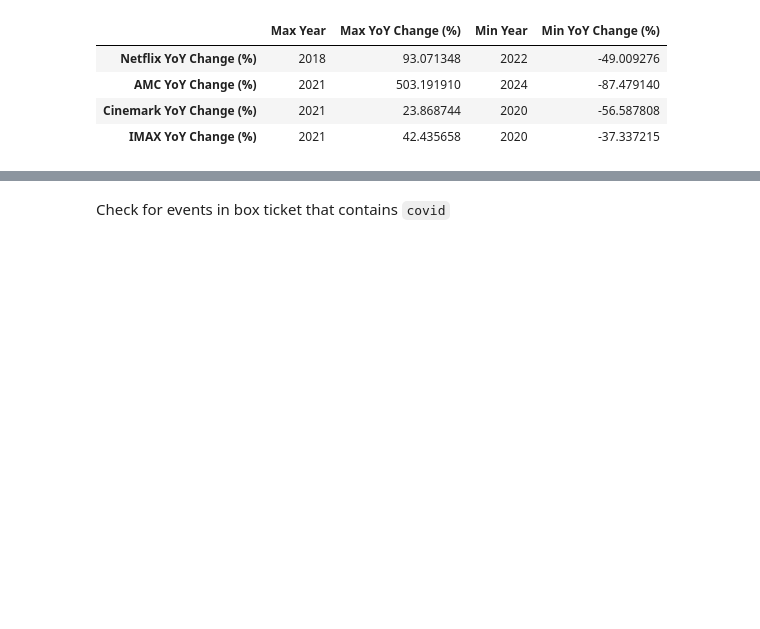
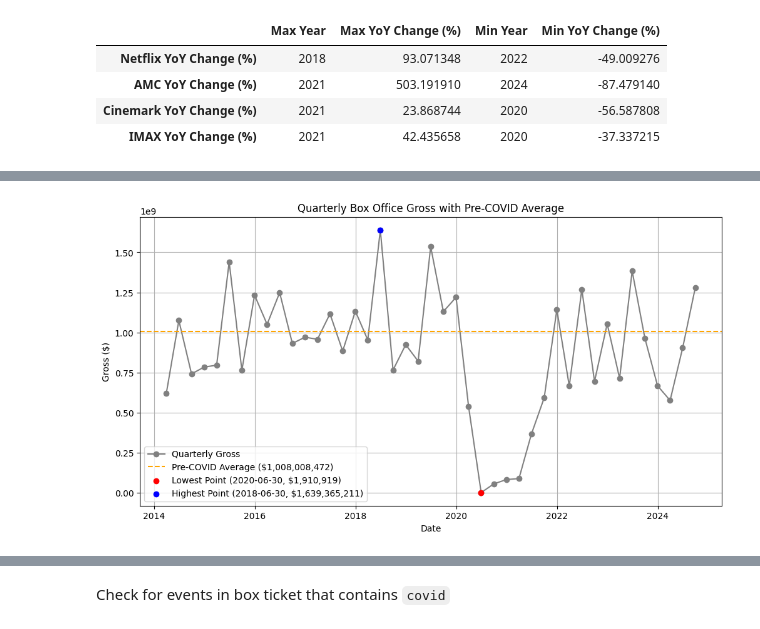
Before and after one commit to charJin/movie-theaters-analysis, a Jupyter notebook: notebooks/Analysis with questions.ipynb, the cells around one changed output, grey strips where cells are left out. Cells and saved outputs as stored; diff of their text form; code cells hidden in the pictures; blank space fills up the shorter version.

```diff
--- a/notebooks/Analysis with questions.ipynb
+++ b/notebooks/Analysis with questions.ipynb
@@ -170,0 +215,10 @@ movies_data.head(10)
+# %%
+quarterly_gross = movies_data.resample('QE', on='date')['gross_dollars'].sum()
+quarterly_gross = quarterly_gross.iloc[:-1] # The most recent data doesn't have a full quarter (ends in October)
+lowest_point = quarterly_gross.min()
+highest_point  = quarterly_gross.max()
+lowest_date = quarterly_gross.idxmin()
+highest_date = quarterly_gross.idxmax()
+
+print("Lowest quarterly gross: ", lowest_point, " on ", lowest_date)
+print("Highest quarterly gross: ", highest_point, " on ", highest_date)
@@ -170,0 +228,20 @@ movies_data.head(10)
+# %%
+pre_covid_quarterly_avg = pre_covid.resample('QE', on='date')['gross_dollars'].sum().mean()
+post_covid_quarterly_avg = post_covid.resample('QE', on='date')['gross_dollars'].sum().mean()
+
+plt.figure(figsize=(12, 6))
+plt.plot(quarterly_gross.index, quarterly_gross.values, marker='o', linestyle='-', color='gray', label='Quarterly Gross')
+plt.axhline(pre_covid_quarterly_avg, color='orange', linestyle='--', label=f'Pre-COVID Average (${pre_covid_quarterly_avg:,.0f})')
+
+# Mark the highest and lowest points
+plt.scatter([lowest_date], [lowest_point], color='red', label=f'Lowest Point ({lowest_date.date()}, ${lowest_point:,.0f})', zorder=5)
+plt.scatter([highest_date], [highest_point], color='blue', label=f'Highest Point ({highest_date.date()}, ${highest_point:,.0f})', zorder=5)
+
+plt.title('Quarterly Box Office Gross with Pre-COVID Average')
+plt.xlabel('Date')
+plt.ylabel('Gross ($)')
+plt.legend()
+plt.grid(True)
+plt.show()
+# %% [output]
+[figure, added]
```
Also changed, not shown: parts of 11 cells of this notebook, 2 other files.
